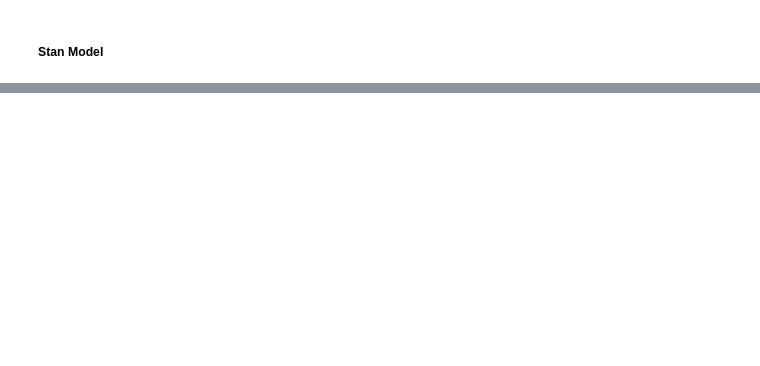
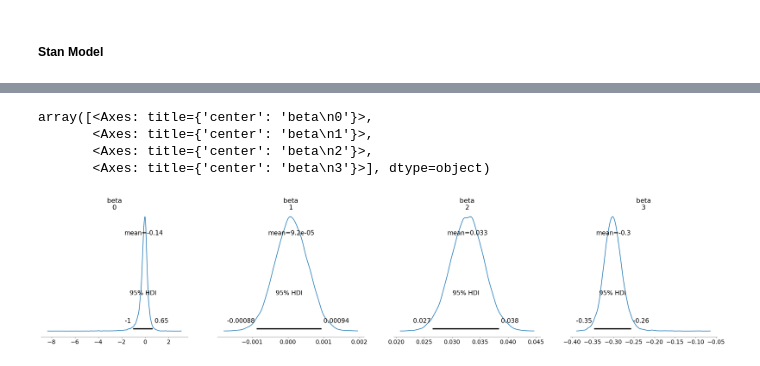
Before and after one commit to ahbagheri01/Progetto_Bayesian_Statistics, a Jupyter notebook: src/jupyter/stan_model.ipynb, the cells around one changed output, grey strips where cells are left out. Drawn from its saved outputs; the diff is of its cells as text; code cells hidden in the pictures; blank space fills up the shorter version.

```diff
--- a/src/jupyter/stan_model.ipynb
+++ b/src/jupyter/stan_model.ipynb
@@ -243,3 +368,12 @@ poi_glm_data = az.from_cmdstanpy(glm_fit)
+# %%
+#plot prior vs posterior for beta
+az.plot_posterior(poi_glm_data, var_names=["beta"], hdi_prob=0.95)
+# %% [output]
+array([<Axes: title={'center': 'beta\n0'}>,
+       <Axes: title={'center': 'beta\n1'}>,
+       <Axes: title={'center': 'beta\n2'}>,
+       <Axes: title={'center': 'beta\n3'}>], dtype=object)
+[figure, added]
 # %%
 #IDEE:
 #una volta che faccio sampling:
```
Also changed, not shown: parts of 7 cells of this notebook.
